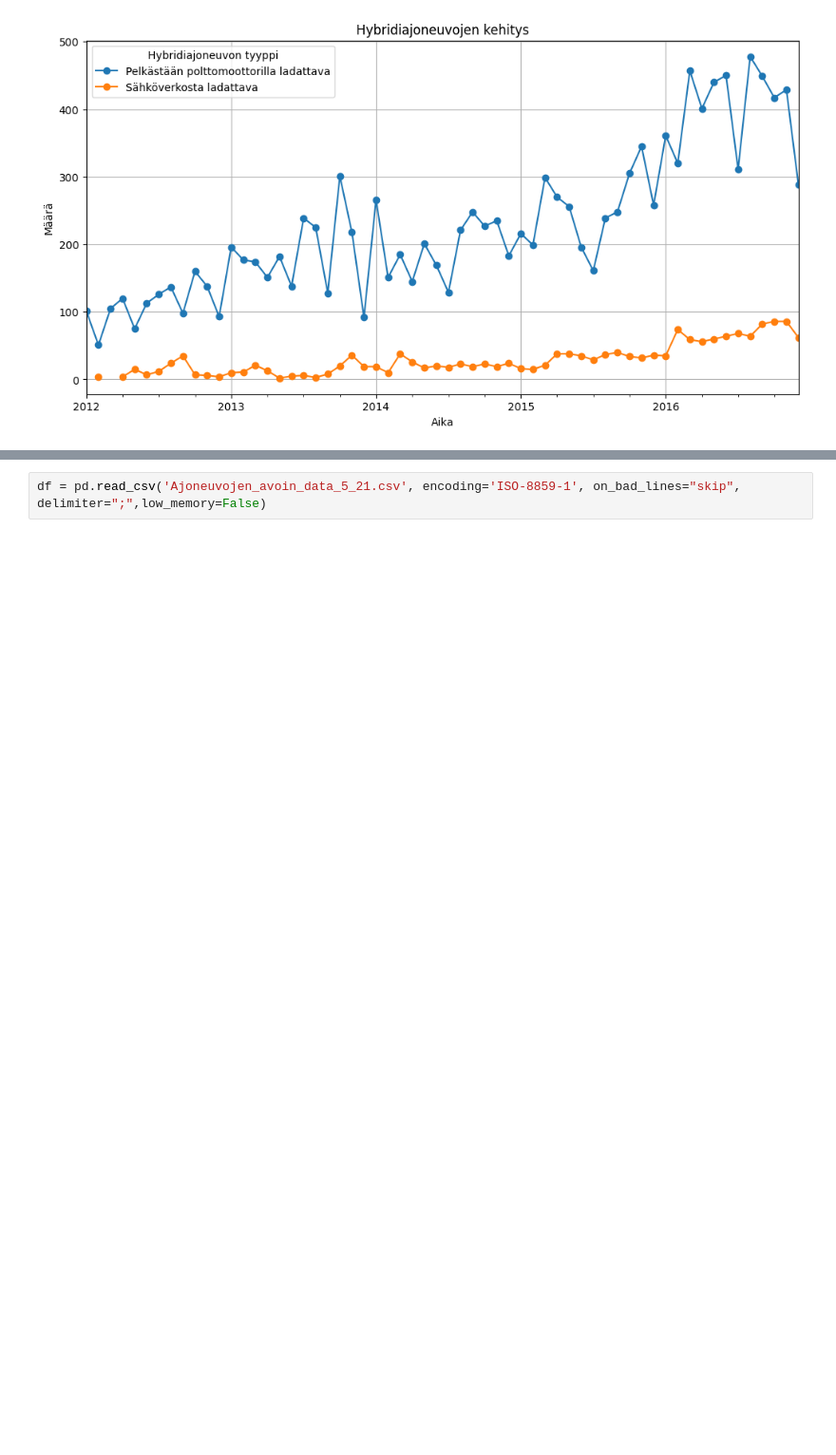
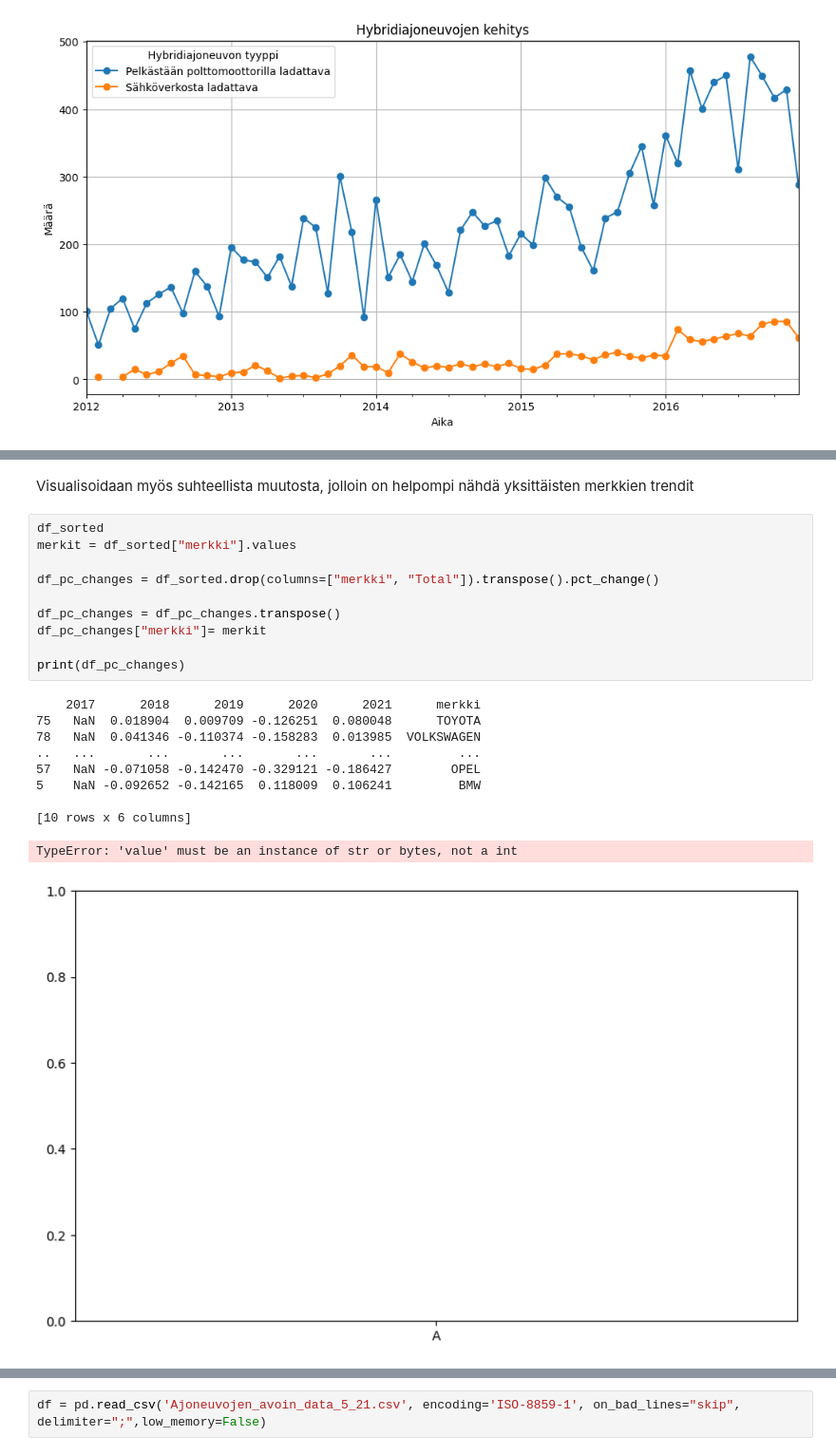
Before and after one commit to GouchinHub/TJTS4901, a Jupyter notebook: harjoitustyo.ipynb, the cells around one changed output, grey strips where cells are left out. Shown at 95% size. Drawn from its saved outputs; the diff is of its cells as text; blank space fills up the shorter version.

```diff
--- a/harjoitustyo.ipynb
+++ b/harjoitustyo.ipynb
@@ -46,0 +127,23 @@ plt.show()
+# %% [markdown]
+Visualisoidaan myös suhteellista muutosta, jolloin on helpompi nähdä yksittäisten merkkien trendit
+# %%
+df_sorted
+merkit = df_sorted["merkki"].values
+
+df_pc_changes = df_sorted.drop(columns=["merkki", "Total"]).transpose().pct_change()
+
+df_pc_changes = df_pc_changes.transpose()
+df_pc_changes["merkki"]= merkit
+
+print(df_pc_changes)
+# %% [output]
+    2017      2018      2019      2020      2021      merkki
+75   NaN  0.018904  0.009709 -0.126251  0.080048      TOYOTA
+78   NaN  0.041346 -0.110374 -0.158283  0.013985  VOLKSWAGEN
+..   ...       ...       ...       ...       ...         ...
+57   NaN -0.071058 -0.142470 -0.329121 -0.186427        OPEL
+5    NaN -0.092652 -0.142165  0.118009  0.106241         BMW
+
+[10 rows x 6 columns]
+TypeError: 'value' must be an instance of str or bytes, not a int
+[figure, added]
```
Also changed, not shown: parts of 8 cells of this notebook, 2 other files.
